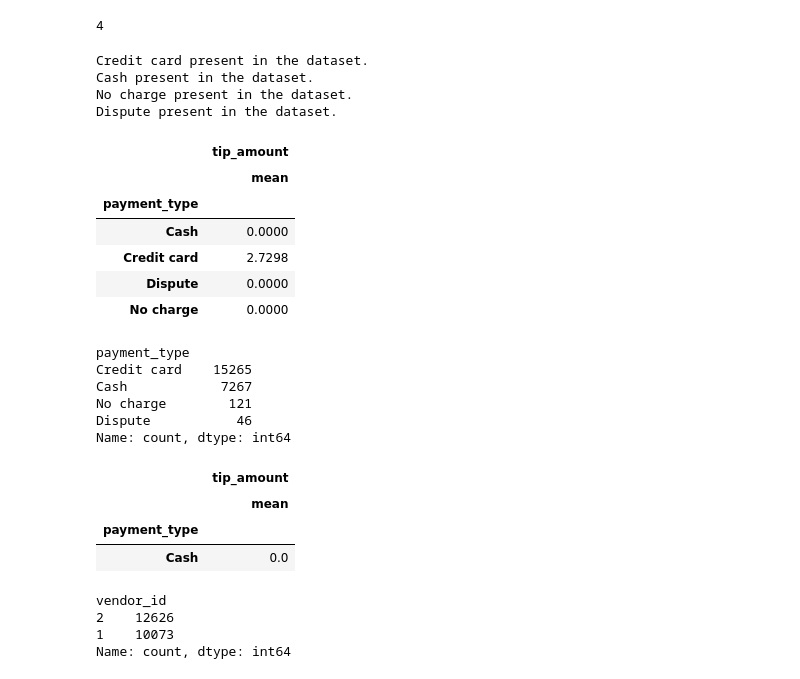
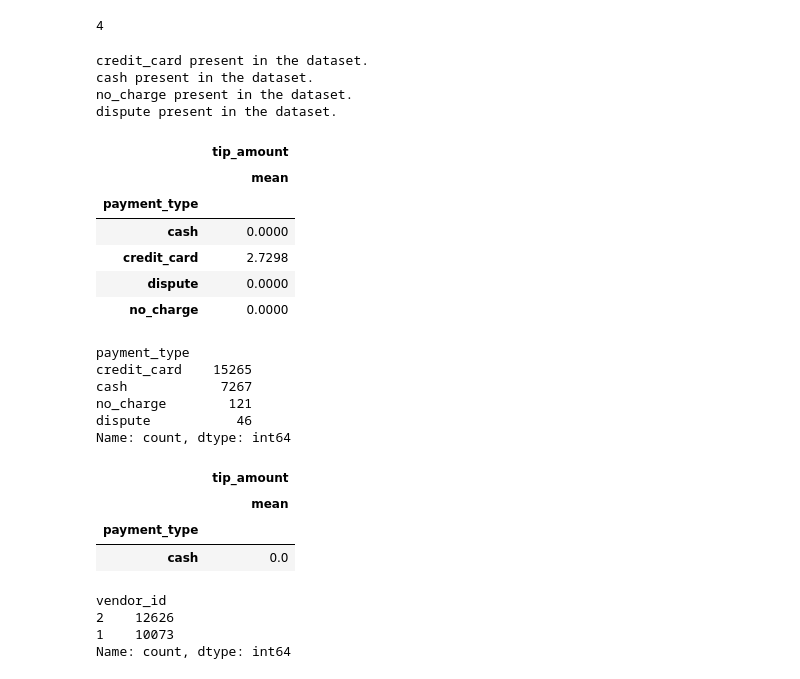
Before and after one commit to tros01/google_advanced_data_analytics, a Jupyter notebook: ga2_tlc_py.ipynb, the cells around one changed output. Cells and saved outputs as stored; diff of their text form; code cells hidden in the pictures.

```diff
--- a/ga2_tlc_py.ipynb
+++ b/ga2_tlc_py.ipynb
@@ -204,7 +204,7 @@ payment_codes = re.findall("\\d+", payment_key)
 payment_codes = list(map(int, payment_codes))
     # Extract the values
 payment_types = re.findall("(?<= = )[a-zA-Z ]+", payment_key)
-payment_types = [s.strip() for s in payment_types]
+payment_types = [s.strip().lower().replace(" ", "_") for s in payment_types]
 
     # Construct a referable key for later reference
 payment_key_dict = dict(zip(payment_codes, payment_types))
@@ -217,10 +217,10 @@ for i in range(len(payment_codes)):
     if pay_code in payment_unique:
         print(f"{pay_type} present in the dataset.")
 # %% [output]
-Credit card present in the dataset.
-Cash present in the dataset.
-No charge present in the dataset.
-Dispute present in the dataset.
+credit_card present in the dataset.
+cash present in the dataset.
+no_charge present in the dataset.
+dispute present in the dataset.
 # %%
 # What is the average tip for trips paid for with credit card?
 
@@ -234,28 +234,28 @@ tip_avgs
 |  | tip_amount |
 |  | mean |
 | payment_type |  |
-| Cash | 0.0000 |
-| Credit card | 2.7298 |
-| Dispute | 0.0000 |
-| No charge | 0.0000 |
+| cash | 0.0000 |
+| credit_card | 2.7298 |
+| dispute | 0.0000 |
+| no_charge | 0.0000 |
 # %%
 # Payment type count
 df_recoded["payment_type"].value_counts()
 # %% [output]
 payment_type
-Credit card    15265
-Cash            7267
-No charge        121
-Dispute           46
+credit_card    15265
+cash            7267
+no_charge        121
+dispute           46
 Name: count, dtype: int64
 # %%
 # What is the average tip for trips paid for with cash?
-tip_avgs.loc[["Cash"]]
+tip_avgs.loc[["cash"]]
 # %% [output]
 |  | tip_amount |
 |  | mean |
 | payment_type |  |
-| Cash | 0.0 |
+| cash | 0.0 |
 # %%
 # How many times is each vendor ID represented in the data?
 df["vendor_id"].value_counts()
```
Also changed, not shown: parts of 1 cell of this notebook.
